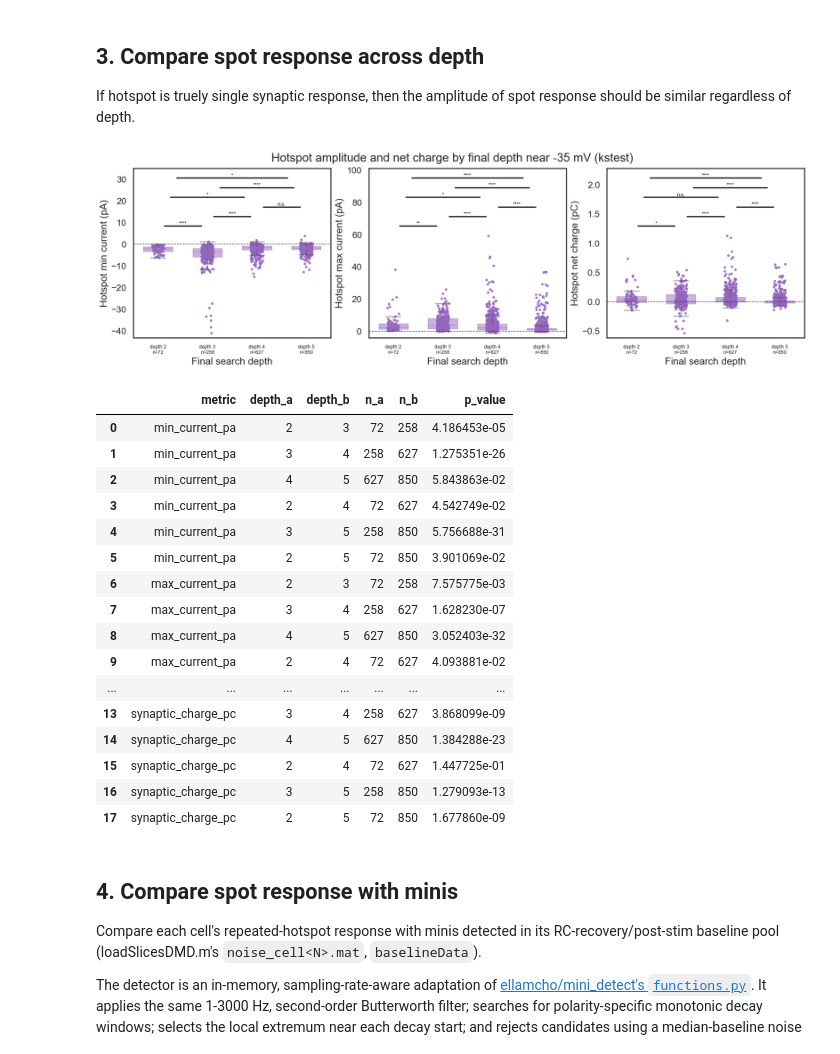
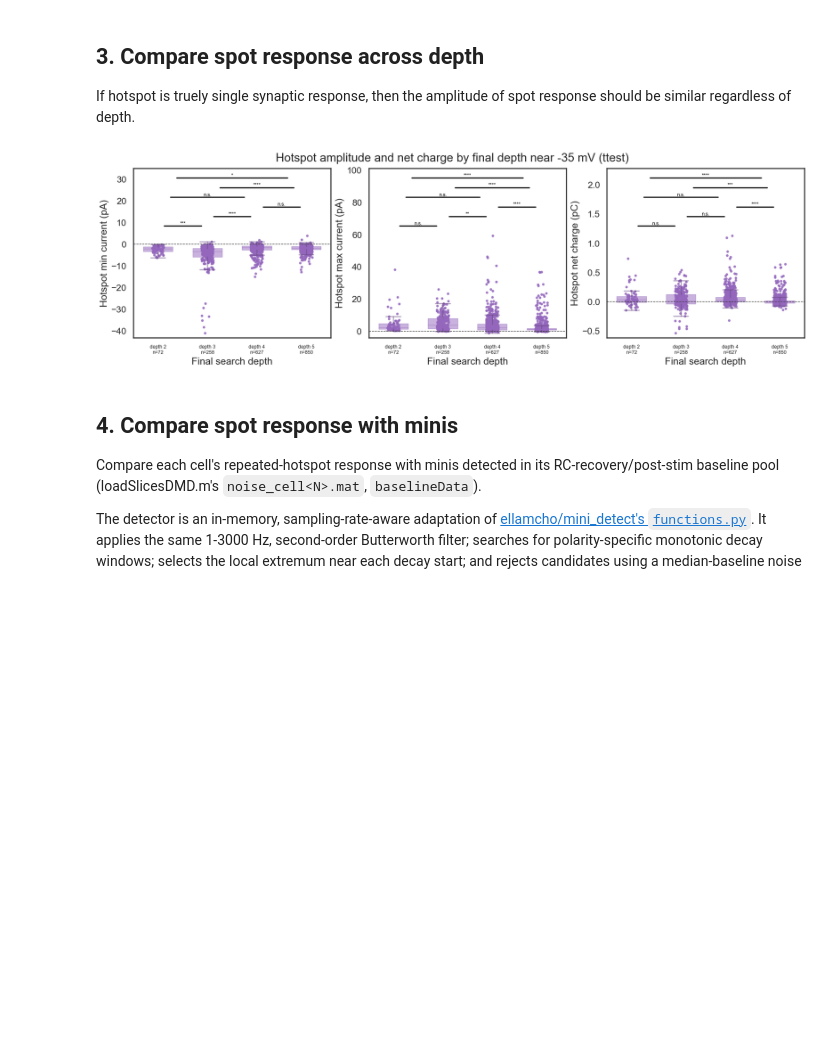
Before and after one commit to shunnnli/pyNeuroDAP, a Jupyter notebook: notebooks/Shun_dmd_analysis.ipynb, the cells around one changed output. Cells and saved outputs as stored; diff of their text form; code cells hidden in the pictures; blank space fills up the shorter version.

```diff
--- a/notebooks/Shun_dmd_analysis.ipynb
+++ b/notebooks/Shun_dmd_analysis.ipynb
@@ -2261,7 +2261,7 @@ If hotspot is truely single synaptic response, then the amplitude of spot respon
 
 from itertools import combinations
 
-DEPTH_TEST = "kstest"  # 'kstest', 'ranksum', 'ttest', ...
+DEPTH_TEST = "ttest"  # 'kstest', 'ranksum', 'ttest', ...
 
 depth_amplitude_df = all_hotspot_metrics_df.copy()
 depth_amplitude_df["final_depth"] = pd.to_numeric(
@@ -2312,54 +2312,34 @@ for ax, (column, ylabel) in zip(axes, depth_metrics):
     y_base = max(values.max() for _, values in depth_groups) + step
     pairs = sorted(
         combinations(range(len(depth_groups)), 2), key=lambda ij: (ij[1] - ij[0], ij[0])
     )
     for level, (i, j) in enumerate(pairs):
         p_value = ndap.plotStats(
             depth_groups[i][1],
             depth_groups[j][1],
             xloc=(i, j),
             ax=ax,
             test=DEPTH_TEST,
             yloc=y_base + level * step,
             fontsize=9,
         )
         depth_pvalue_rows.append({
             "metric": column,
             "depth_a": int(depth_groups[i][0]),
             "depth_b": int(depth_groups[j][0]),
             "n_a": len(depth_groups[i][1]),
             "n_b": len(depth_groups[j][1]),
             "p_value": p_value,
         })
     ax.set_ylim(y_low, y_base + len(pairs) * step)
 
 fig.suptitle(
     f"Hotspot amplitude and net charge by final depth "
     f"near {TARGET_VHOLD_MV:g} mV ({DEPTH_TEST})"
 )
 plt.show()
-
-depth_pvalue_df = pd.DataFrame(depth_pvalue_rows)
-display(depth_pvalue_df)
 # %% [output]
-[figure, old version]
+[figure, new version]
-|  | metric | depth_a | depth_b | n_a | n_b | p_value |
-| 0 | min_current_pa | 2 | 3 | 72 | 258 | 4.186453e-05 |
-| 1 | min_current_pa | 3 | 4 | 258 | 627 | 1.275351e-26 |
-| 2 | min_current_pa | 4 | 5 | 627 | 850 | 5.843863e-02 |
-| 3 | min_current_pa | 2 | 4 | 72 | 627 | 4.542749e-02 |
-| 4 | min_current_pa | 3 | 5 | 258 | 850 | 5.756688e-31 |
-| 5 | min_current_pa | 2 | 5 | 72 | 850 | 3.901069e-02 |
-| 6 | max_current_pa | 2 | 3 | 72 | 258 | 7.575775e-03 |
-| 7 | max_current_pa | 3 | 4 | 258 | 627 | 1.628230e-07 |
-| 8 | max_current_pa | 4 | 5 | 627 | 850 | 3.052403e-32 |
-| 9 | max_current_pa | 2 | 4 | 72 | 627 | 4.093881e-02 |
-| ... | ... | ... | ... | ... | ... | ... |
-| 13 | synaptic_charge_pc | 3 | 4 | 258 | 627 | 3.868099e-09 |
-| 14 | synaptic_charge_pc | 4 | 5 | 627 | 850 | 1.384288e-23 |
-| 15 | synaptic_charge_pc | 2 | 4 | 72 | 627 | 1.447725e-01 |
-| 16 | synaptic_charge_pc | 3 | 5 | 258 | 850 | 1.279093e-13 |
-| 17 | synaptic_charge_pc | 2 | 5 | 72 | 850 | 1.677860e-09 |
 # %% [markdown]
 ## 4. Compare spot response with minis
 
```
